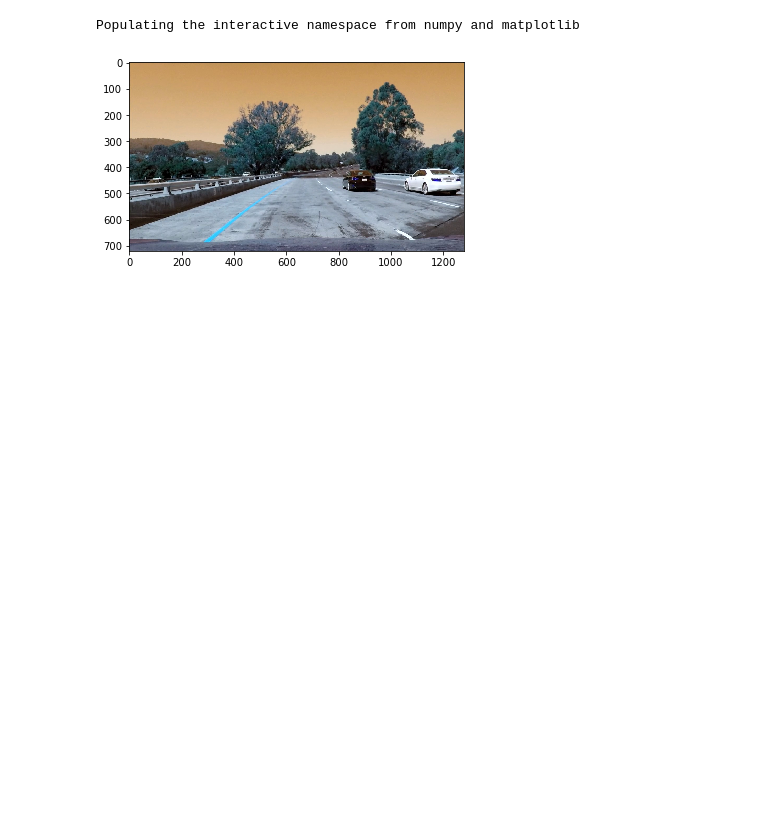
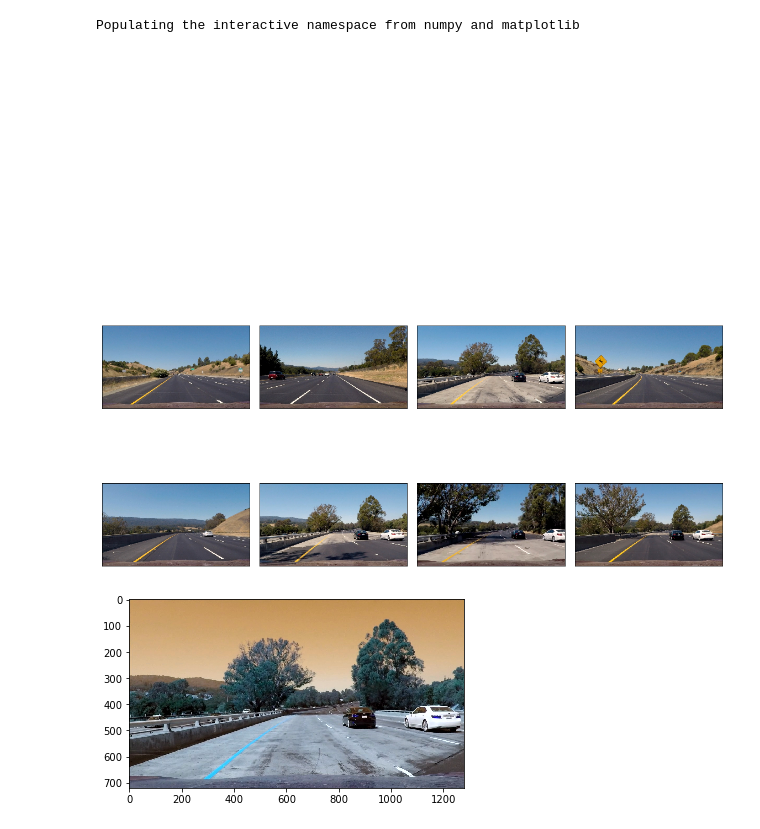
Before and after one commit to mastah43/CarND-Advanced-Lane-Lines, a Jupyter notebook: lane_finding.ipynb, the cells around one changed output. Saved outputs shown, nothing was run; the diff lists cells and outputs as text; code cells hidden in the pictures; blank space fills up the shorter version.

Commit message:
using all test images

```diff
--- a/lane_finding.ipynb
+++ b/lane_finding.ipynb
@@ -16,17 +16,41 @@ Populating the interactive namespace from numpy and matplotlib
 def plot_images(img_src, img_dst):
     f, (ax1, ax2) = plt.subplots(1, 2, figsize=(24, 9))
     f.tight_layout()
-    ax1.imshow(img_src)
+    ax1.imshow(img_src, cmap='gray')
     ax1.set_title('Source Image', fontsize=50)
     ax2.imshow(img_dst, cmap='gray')
     ax2.set_title('Destination Image', fontsize=50)
-    ax2.imshow(img_dst, cmap='gray')
     plt.subplots_adjust(left=0., right=1, top=0.9, bottom=0.)
     plt.show()
 
+def plot_images_grid(images, cmap=None):
+    plt.axis('off')
+    grid_cols = 4
+    grid_rows = math.ceil(len(images)/grid_cols)
+    fig, axes = plt.subplots(grid_rows, grid_cols, figsize=(16, 10))
+    plt.subplots_adjust(wspace=0.05, hspace=0.05)
+
+    # TODO fig.suptitle('sample image per class and number of training images')
+    for ax, image in zip(axes.flat, images):
+        fig = ax.imshow(image, cmap=cmap)
+        fig.axes.get_xaxis().set_visible(False)
+        fig.axes.get_yaxis().set_visible(False)
+
+    plt.tight_layout()
+
 def plot_image(img):
     plt.imshow(img, cmap='gray')
-    #plt.show()
+# %%
+# load test images
+import glob
+image_files = glob.glob('./test_images/*.jpg')
+imgs_camera = []
+for img_file in image_files:
+    imgs_camera.append(cv2.cvtColor(cv2.imread(img_file), cv2.COLOR_BGR2RGB))
+plot_images_grid(imgs_camera)
+# %% [output]
+[figure, added]
+[figure, added]
 # %%
 img_camera = cv2.imread('./test_images/test1.jpg')
 plot_image(img_camera)
```
Also changed, not shown: parts of 10 cells of this notebook, 3 other files.
